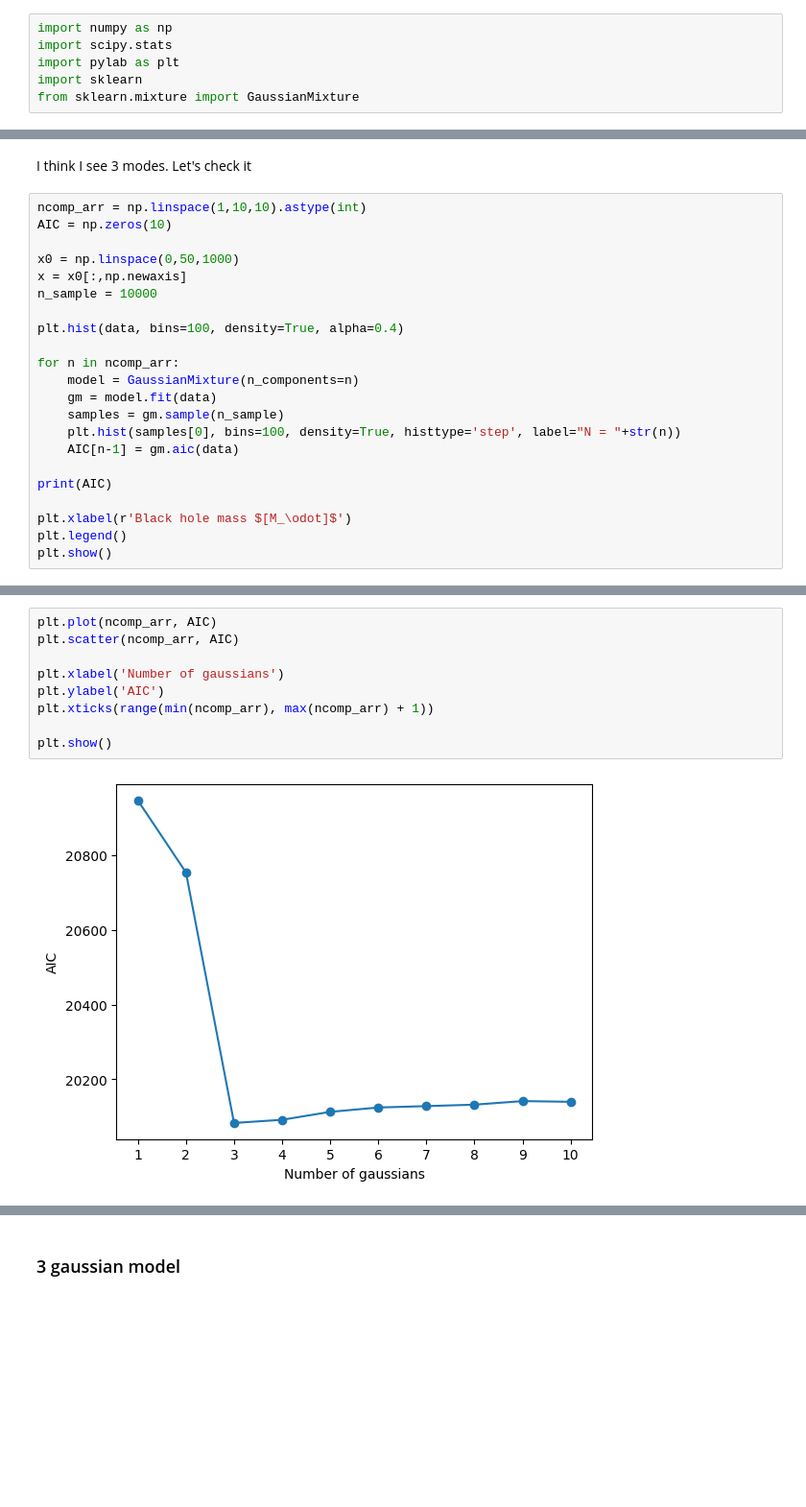
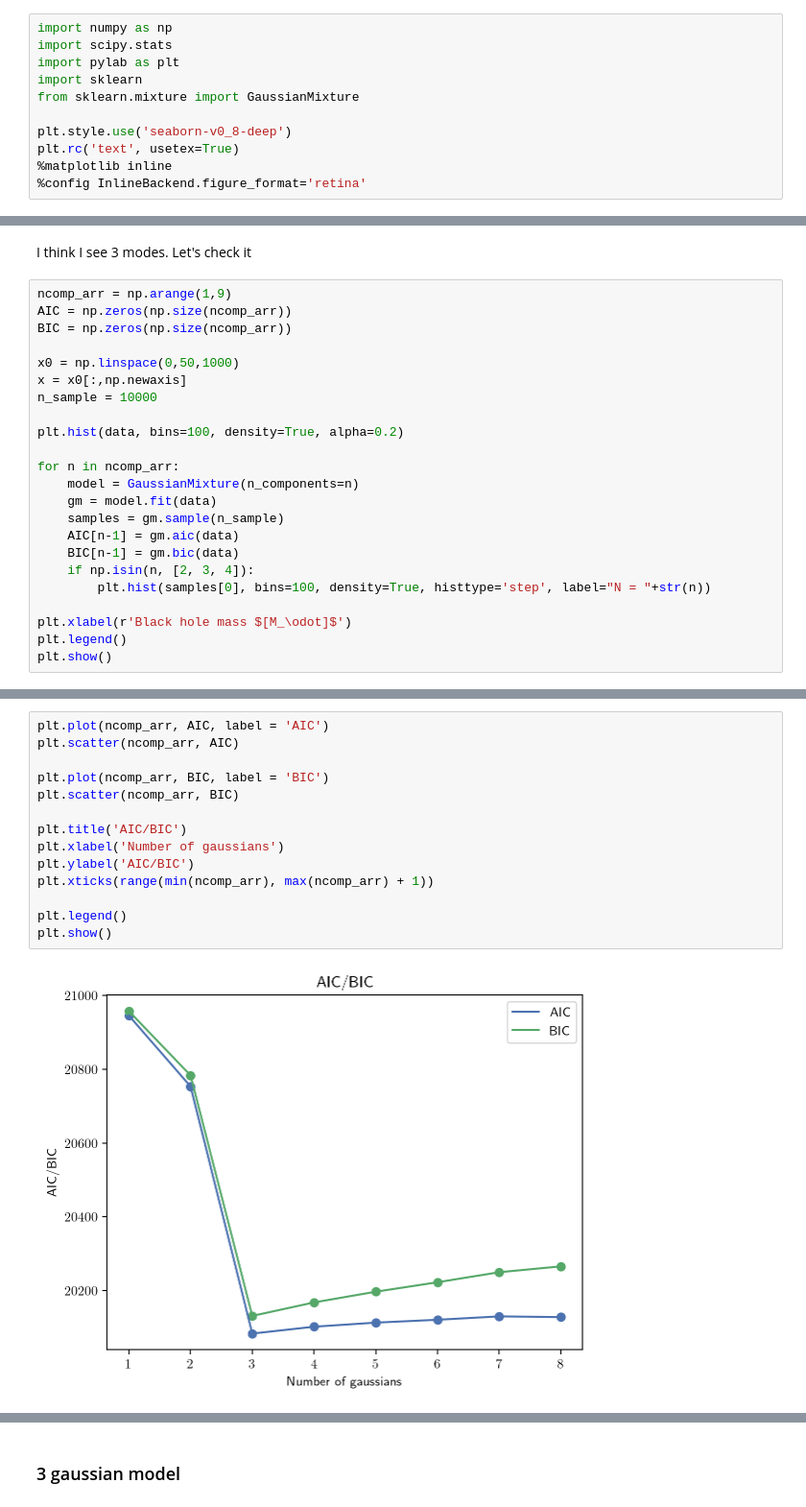
Before and after one commit to GiuliaConti/astrostatistics_bicocca_2024, a Jupyter notebook: working/E07_L06_GaussianMixtures.ipynb, the cells around one changed output, grey strips where cells are left out. Shown at 96% size. Cells and saved outputs as stored; diff of their text form; blank space fills up the shorter version.

Commit message:
Small corrections for visual output

```diff
--- a/working/E07_L06_GaussianMixtures.ipynb
+++ b/working/E07_L06_GaussianMixtures.ipynb
@@ -4,6 +6,11 @@ import scipy.stats
 import pylab as plt
 import sklearn
 from sklearn.mixture import GaussianMixture
+
+plt.style.use('seaborn-v0_8-deep')
+plt.rc('text', usetex=True)
+%matplotlib inline
+%config InlineBackend.figure_format='retina'
 # %%
 random_state = np.random.RandomState(seed=10) #for reproducibility
 # %%
@@ -17,23 +24,24 @@ Shape: (2950, 1)
 # %% [markdown]
 I think I see 3 modes. Let's check it
 # %%
-ncomp_arr = np.linspace(1,10,10).astype(int)
-AIC = np.zeros(10)
+ncomp_arr = np.arange(1,9)
+AIC = np.zeros(np.size(ncomp_arr))
+BIC = np.zeros(np.size(ncomp_arr))
 
 x0 = np.linspace(0,50,1000)
 x = x0[:,np.newaxis]
 n_sample = 10000
 
-plt.hist(data, bins=100, density=True, alpha=0.4)
+plt.hist(data, bins=100, density=True, alpha=0.2)
 
 for n in ncomp_arr:
     model = GaussianMixture(n_components=n)
     gm = model.fit(data)
     samples = gm.sample(n_sample)
-    plt.hist(samples[0], bins=100, density=True, histtype='step', label="N = "+str(n))
     AIC[n-1] = gm.aic(data)
-
-print(AIC)
+    BIC[n-1] = gm.bic(data)
+    if np.isin(n, [2, 3, 4]):
+        plt.hist(samples[0], bins=100, density=True, histtype='step', label="N = "+str(n))
 
 plt.xlabel(r'Black hole mass $[M_\odot]$')
 plt.legend()
@@ -46,12 +51,17 @@ plt.show()
 # %%
-plt.plot(ncomp_arr, AIC)
+plt.plot(ncomp_arr, AIC, label = 'AIC')
 plt.scatter(ncomp_arr, AIC)
 
+plt.plot(ncomp_arr, BIC, label = 'BIC')
+plt.scatter(ncomp_arr, BIC)
+
+plt.title('AIC/BIC')
 plt.xlabel('Number of gaussians')
-plt.ylabel('AIC')
+plt.ylabel('AIC/BIC')
 plt.xticks(range(min(ncomp_arr), max(ncomp_arr) + 1))
 
+plt.legend()
 plt.show()
 # %% [output]
-[figure, old version]
+[figure, new version]
 # %%
```
Also changed, not shown: parts of 12 cells of this notebook.
